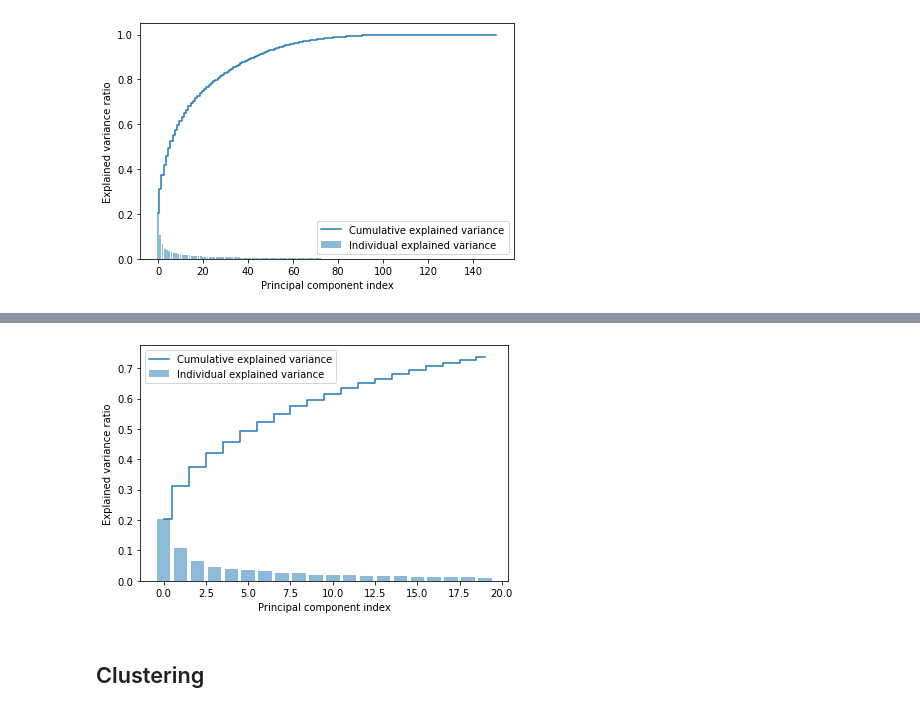
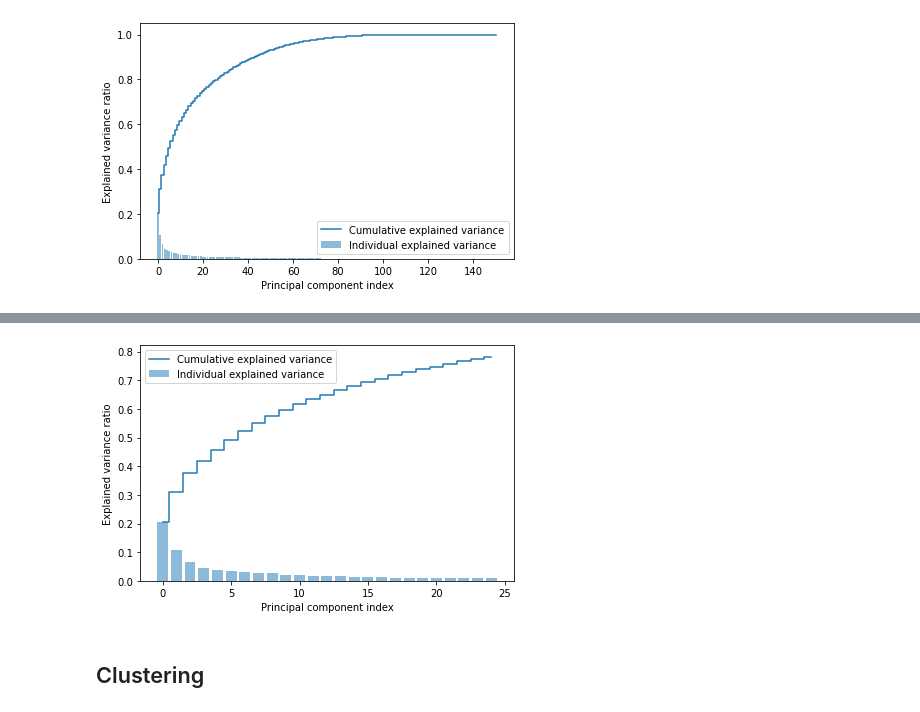
Before and after one commit to PimSchoolkate/CatalanLanguagePrediction, a Jupyter notebook: notebooks/02_pca_clustering.ipynb, the cells around one changed output, grey strips where cells are left out. Drawn from its saved outputs; the diff is of its cells as text; code cells hidden in the pictures.

```diff
--- a/notebooks/02_pca_clustering.ipynb
+++ b/notebooks/02_pca_clustering.ipynb
@@ -129,18 +158,18 @@ top_dimensions(loadings_df)
 # %%
-pca = PCA(20)
+pca = PCA(25)
 pca_data = pca.fit_transform(preprocessed_data)
 exp_var = pca.explained_variance_ratio_
 cum_sum_eigenvalues = np.cumsum(exp_var)
 
 plt.bar(range(0,len(exp_var)), exp_var, alpha=0.5, align='center', label='Individual explained variance')
 plt.step(range(0,len(cum_sum_eigenvalues)), cum_sum_eigenvalues, where='mid',label='Cumulative explained variance')
 plt.ylabel('Explained variance ratio')
 plt.xlabel('Principal component index')
 plt.legend(loc='best')
 plt.tight_layout()
 plt.show()
 # %% [output]
-[figure, old version]
+[figure, new version]
 # %% [markdown]
 ## Clustering
 # %% [markdown]
```
Also changed, not shown: parts of 5 cells of this notebook, 9 other files.
